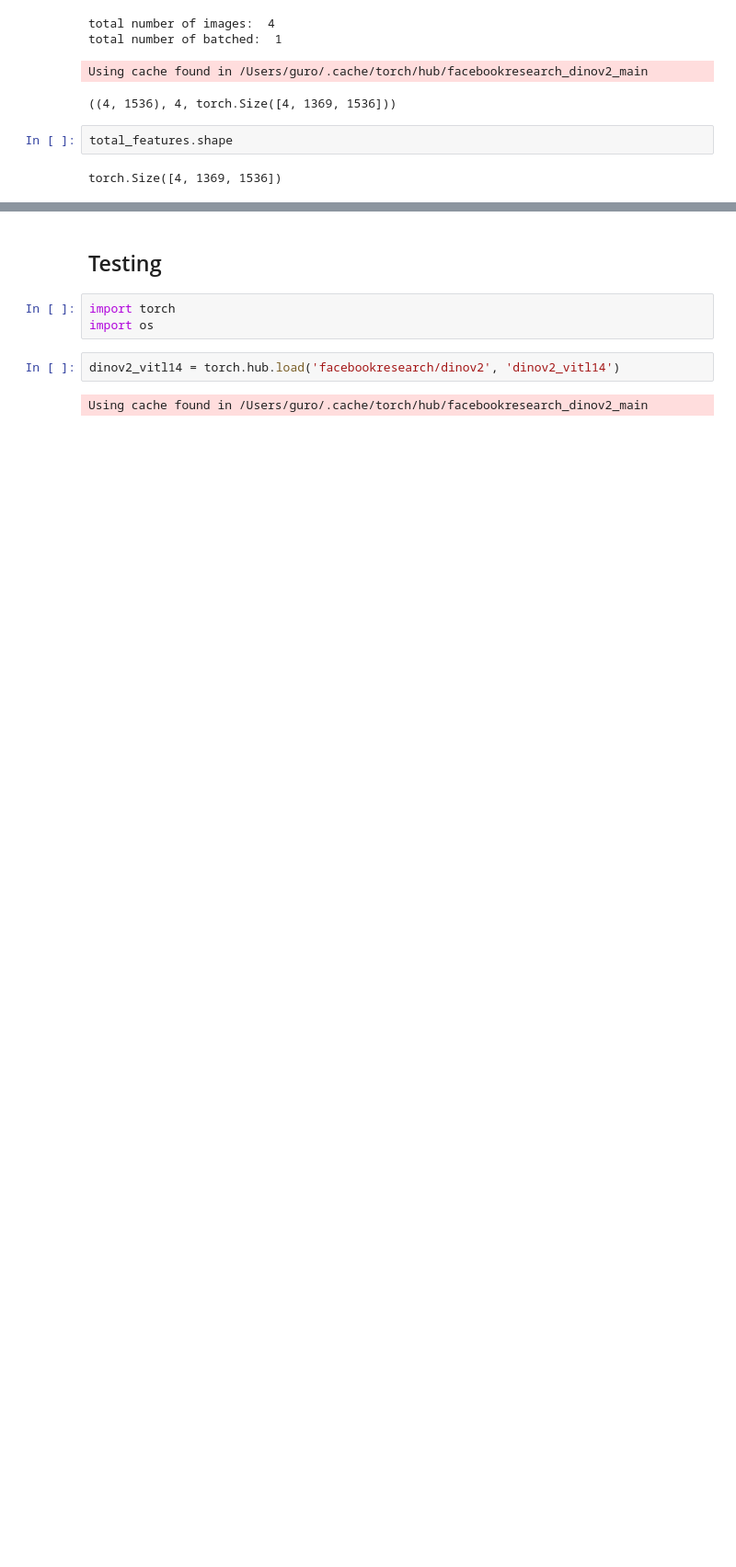
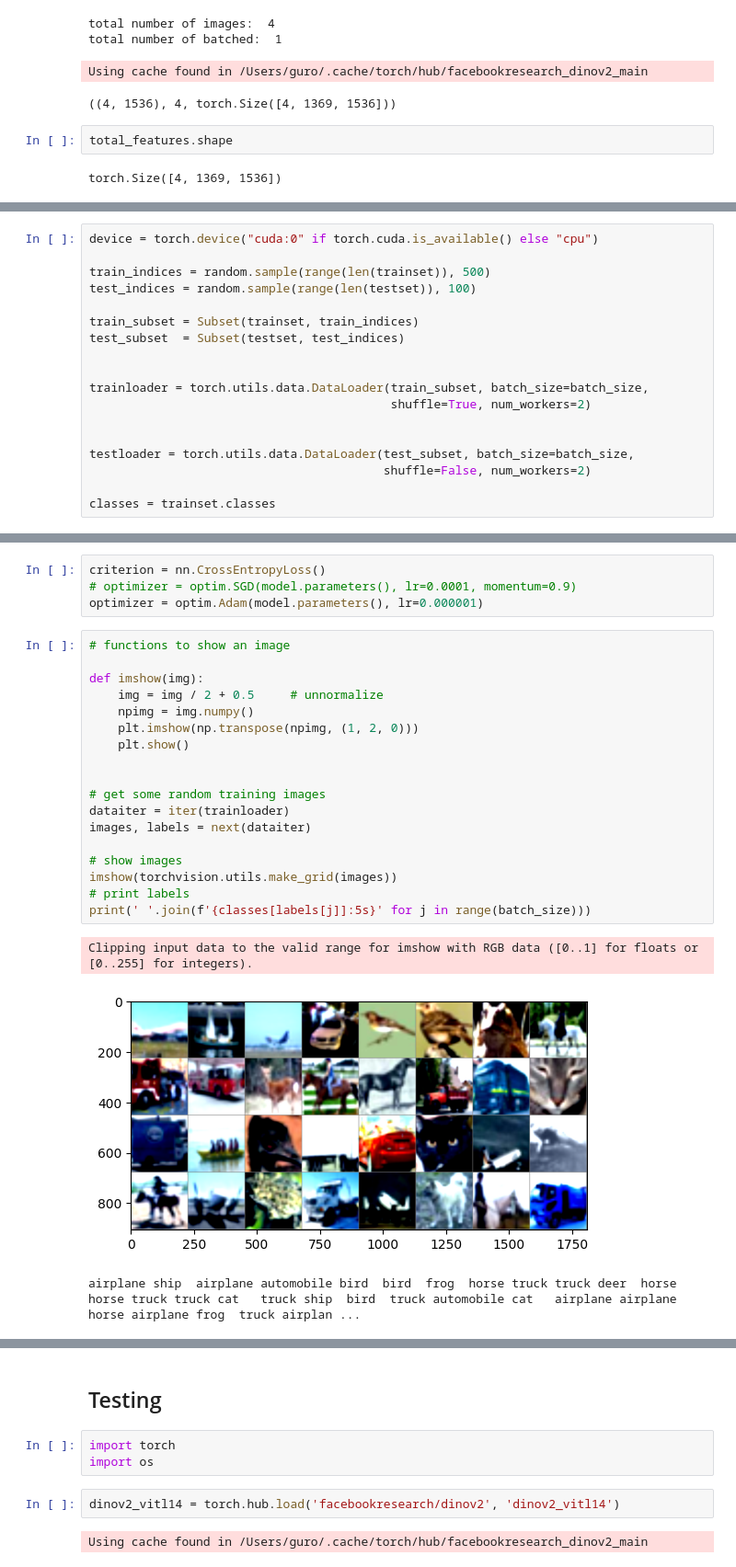
Before and after one commit to gurokeretcha/Image-feature-extraction, a Jupyter notebook: example.ipynb, the cells around one changed output, grey strips where cells are left out. Shown at 92% size. Saved outputs shown, nothing was run; the diff lists cells and outputs as text; blank space fills up the shorter version.

```diff
--- a/example.ipynb
+++ b/example.ipynb
@@ -28,0 +112,18 @@ pca_feat.shape
+# %%
+device = torch.device("cuda:0" if torch.cuda.is_available() else "cpu")
+
+train_indices = random.sample(range(len(trainset)), 500)
+test_indices = random.sample(range(len(testset)), 100)
+
+train_subset = Subset(trainset, train_indices)
+test_subset  = Subset(testset, test_indices)
+
+
+trainloader = torch.utils.data.DataLoader(train_subset, batch_size=batch_size,
+                                          shuffle=True, num_workers=2)
+
+
+testloader = torch.utils.data.DataLoader(test_subset, batch_size=batch_size,
+                                         shuffle=False, num_workers=2)
+
+classes = trainset.classes
@@ -28,0 +167,26 @@ pca_feat.shape
+# %%
+criterion = nn.CrossEntropyLoss()
+# optimizer = optim.SGD(model.parameters(), lr=0.0001, momentum=0.9)
+optimizer = optim.Adam(model.parameters(), lr=0.000001)
+# %%
+# functions to show an image
+
+def imshow(img):
+    img = img / 2 + 0.5     # unnormalize
+    npimg = img.numpy()
+    plt.imshow(np.transpose(npimg, (1, 2, 0)))
+    plt.show()
+
+
+# get some random training images
+dataiter = iter(trainloader)
+images, labels = next(dataiter)
+
+# show images
+imshow(torchvision.utils.make_grid(images))
+# print labels
+print(' '.join(f'{classes[labels[j]]:5s}' for j in range(batch_size)))
+# %% [output]
+Clipping input data to the valid range for imshow with RGB data ([0..1] for floats or [0..255] for integers).
+[figure, added]
+airplane ship  airplane automobile bird  bird  frog  horse truck truck deer  horse horse truck truck cat   truck ship  bird  truck automobile cat   airplane airplane horse airplane frog  truck airplan ...
```
Also changed, not shown: parts of 15 cells of this notebook, 6 other files.
